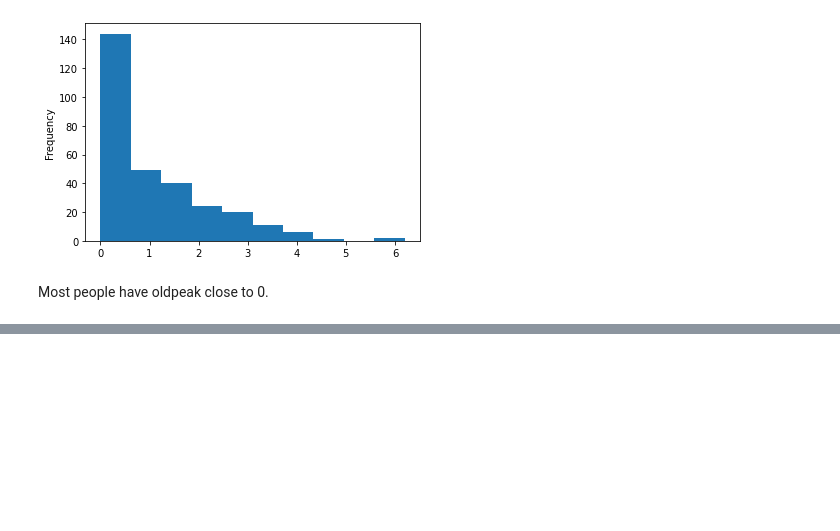
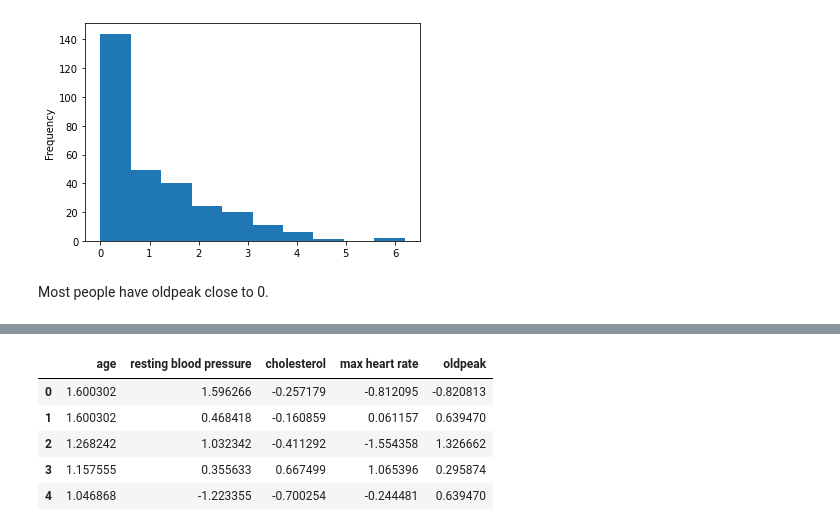
Before and after one commit to made-mlops-2022/alexander_gamarnik, a Jupyter notebook: notebooks/EDA.ipynb, the cells around one changed output, grey strips where cells are left out. Drawn from its saved outputs; the diff is of its cells as text; code cells hidden in the pictures; blank space fills up the shorter version.

```diff
--- a/notebooks/EDA.ipynb
+++ b/notebooks/EDA.ipynb
@@ -315,0 +368,16 @@ Most people have oldpeak close to 0.
+# %%
+features = ["age", "resting blood pressure", "cholesterol", "max heart rate", "oldpeak"]
+
+x = df.loc[:, features].values
+# %%
+from sklearn.preprocessing import StandardScaler
+
+x = StandardScaler().fit_transform(x)
+pd.DataFrame(data = x, columns = features).head()
+# %% [output]
+|  | age | resting blood pressure | cholesterol | max heart rate | oldpeak |
+| 0 | 1.600302 | 1.596266 | -0.257179 | -0.812095 | -0.820813 |
+| 1 | 1.600302 | 0.468418 | -0.160859 | 0.061157 | 0.639470 |
+| 2 | 1.268242 | 1.032342 | -0.411292 | -1.554358 | 1.326662 |
+| 3 | 1.157555 | 0.355633 | 0.667499 | 1.065396 | 0.295874 |
+| 4 | 1.046868 | -1.223355 | -0.700254 | -0.244481 | 0.639470 |
```
Also changed, not shown: parts of 17 cells of this notebook.
